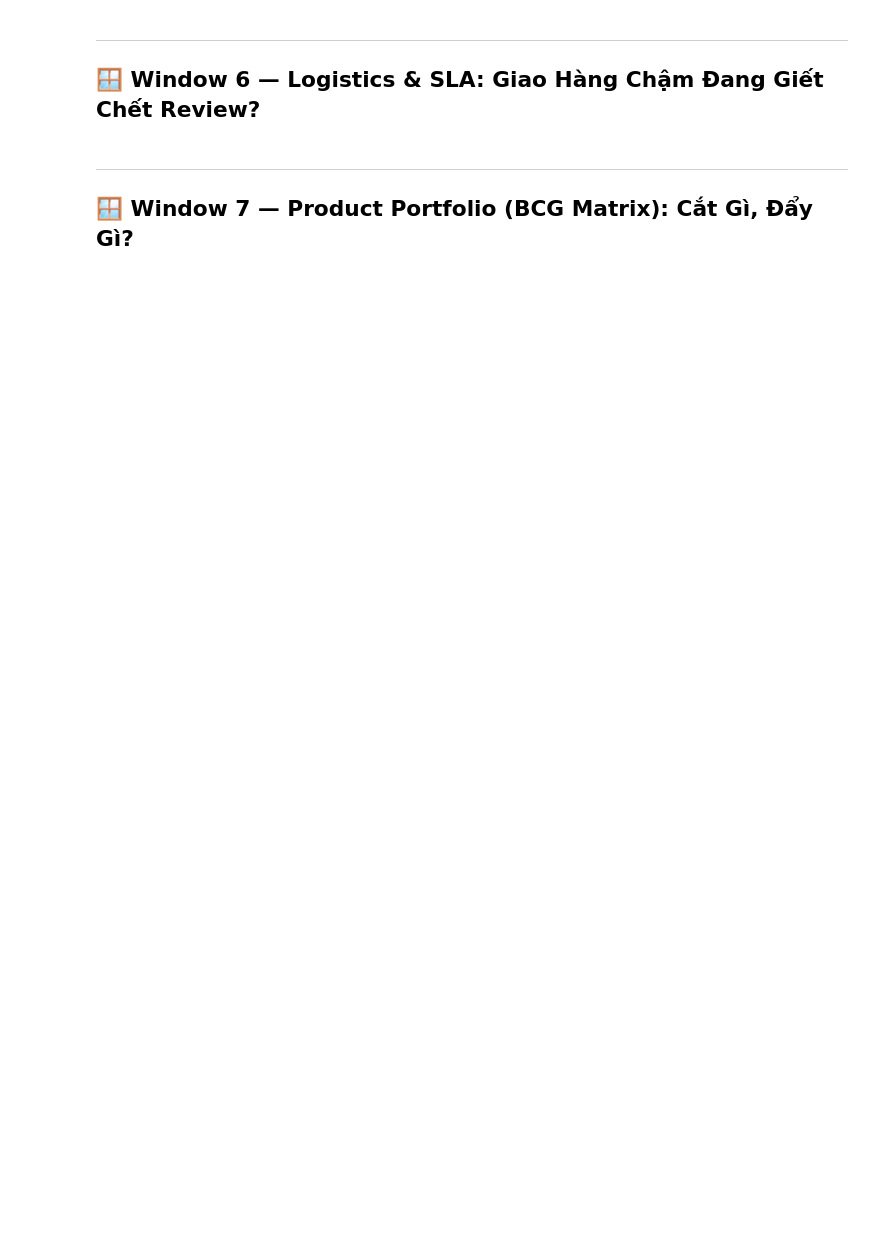
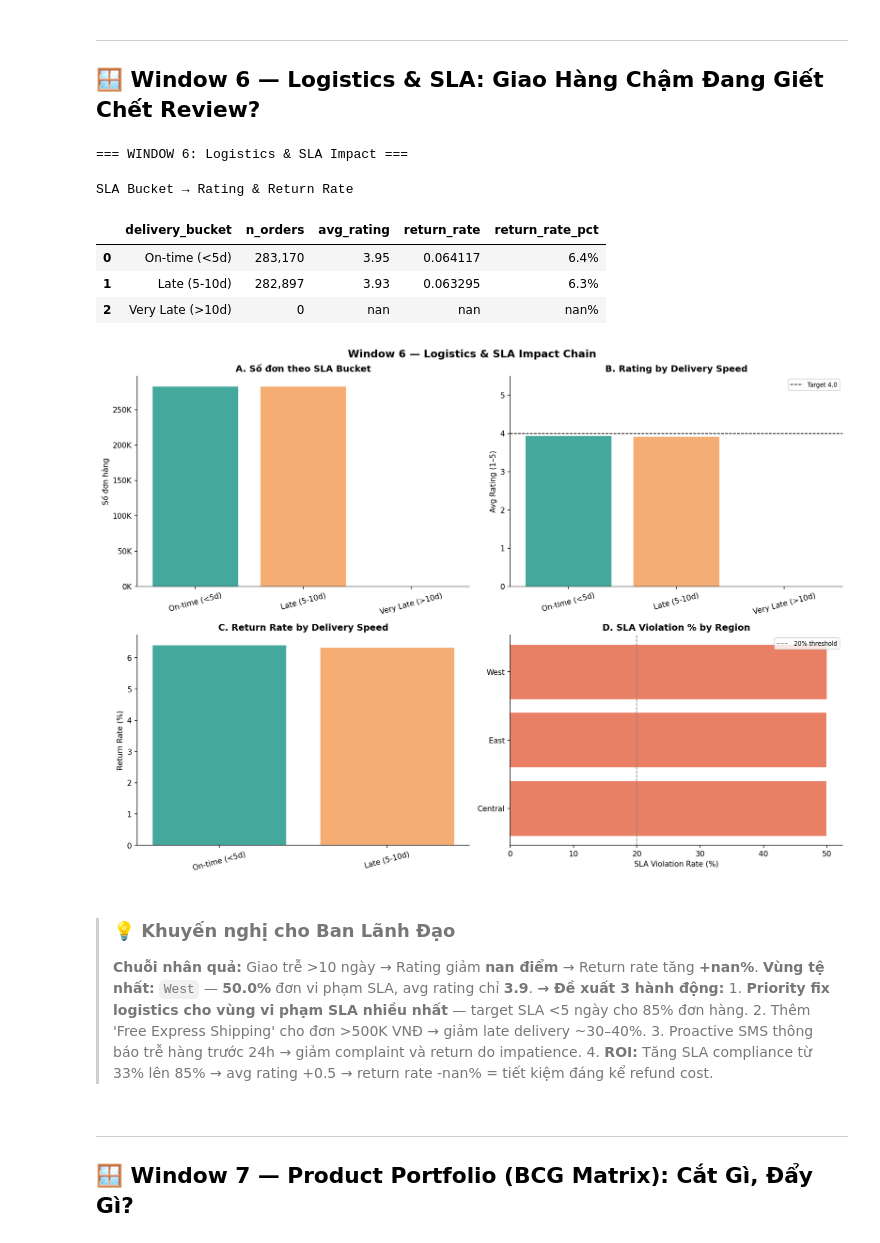
Before and after one commit to kori0494/datathon_work, a Jupyter notebook: notebook/Phase_1_EDA.ipynb, the cells around one changed output. Cells and saved outputs as stored; diff of their text form; code cells hidden in the pictures; blank space fills up the shorter version.

```diff
--- a/notebook/Phase_1_EDA.ipynb
+++ b/notebook/Phase_1_EDA.ipynb
@@ -975,34 +1142,50 @@ else:
         axes[1,1].barh(region_sla['region'], region_sla['sla_violation_%'],
                        color=[BAD if v > 25 else WARN if v > 15 else GOOD
                               for v in region_sla['sla_violation_%']], alpha=0.88)
         axes[1,1].set_xlabel('SLA Violation Rate (%)')
         axes[1,1].set_title('D. SLA Violation % by Region')
         axes[1,1].axvline(20, color='gray', lw=1, linestyle='--', label='20% threshold')
         axes[1,1].legend(fontsize=8)
     else:
         axes[1,1].text(0.5, 0.5, 'Region data not available',
                        ha='center', transform=axes[1,1].transAxes, color='gray')
 
     plt.tight_layout()
     plt.savefig('w6_logistics_sla.pdf', format='pdf', bbox_inches='tight')
     plt.show()
 
     ontime_row = sla_summary[sla_summary['delivery_bucket']=='On-time (<5d)']
     late_row   = sla_summary[sla_summary['delivery_bucket']=='Late (5-10d)']
     vlate_row  = sla_summary[sla_summary['delivery_bucket']=='Very Late (>10d)']
 
     rating_drop = (ontime_row['avg_rating'].values[0] - vlate_row['avg_rating'].values[0]
                    if len(ontime_row) and len(vlate_row) else 0)
     ret_increase = (vlate_row['return_rate_pct'].values[0] - ontime_row['return_rate_pct'].values[0]
                     if len(ontime_row) and len(vlate_row) else 0)
 
     worst_region_txt = ''
     if region_sla is not None:
         wr = region_sla.nlargest(1,'sla_violation_%').iloc[0]
         worst_region_txt = (f"**Vùng tệ nhất:** `{wr['region']}` — **{wr['sla_violation_%']:.1f}%** đơn vi phạm SLA, "
                            f"avg rating chỉ **{wr['avg_rating']:.1f}**.\n")
 
-    insight_box(f"**Chuỗi nhân quả:** Giao trễ >10 ngày → Rating giảm **{rating_drop:.1f} điểm** → Return rate tăng **+{ret_increase:.1f}%**.  {worst_region_txt}  **→ Đề xuất 3 hành động:** 1. **Priority fix logistics cho vùng vi phạm SLA nhiều nhất** — target SLA <5 ngày cho 85% đơn hàng. 2. Thêm 'Free Express Shipping' cho đơn >500K VNĐ → giảm late delivery ~30–40%. 3. Proactive SMS thông báo trễ hàng trước 24h → giảm complaint và return do impatience. 4. **ROI:** Tăng SLA compliance từ {100-sla_summary['delivery_bucket'].value_counts(normalize=True).get('On-time (<5d)',0)*100:.0f}% lên 85% → avg rating +0.5 → return rate -{ret_increase*0.5:.1f}% = tiết kiệm đáng kể refund cost.")
+    # Tính current SLA compliance rate an toàn (tránh KeyError trên Categorical Series)
+    _vc = sla_summary['delivery_bucket'].value_counts(normalize=True)
+    _vc_dict = dict(_vc)
+    _current_sla_pct = _vc_dict.get('On-time (<5d)', 0) * 100
+
+    insight_box(f"**Chuỗi nhân quả:** Giao trễ >10 ngày → Rating giảm **{rating_drop:.1f} điểm** → Return rate tăng **+{ret_increase:.1f}%**.  {worst_region_txt}  **→ Đề xuất 3 hành động:** 1. **Priority fix logistics cho vùng vi phạm SLA nhiều nhất** — target SLA <5 ngày cho 85% đơn hàng. 2. Thêm 'Free Express Shipping' cho đơn >500K VNĐ → giảm late delivery ~30–40%. 3. Proactive SMS thông báo trễ hàng trước 24h → giảm complaint và return do impatience. 4. **ROI:** Tăng SLA compliance từ {_current_sla_pct:.0f}% lên 85% → avg rating +0.5 → return rate -{ret_increase*0.5:.1f}% = tiết kiệm đáng kể refund cost.")
+# %% [output]
+=== WINDOW 6: Logistics & SLA Impact ===
+SLA Bucket → Rating & Return Rate
+|  | delivery_bucket | n_orders | avg_rating | return_rate | return_rate_pct |
+| 0 | On-time (<5d) | 283,170 | 3.95 | 0.064117 | 6.4% |
+| 1 | Late (5-10d) | 282,897 | 3.93 | 0.063295 | 6.3% |
+| 2 | Very Late (>10d) | 0 | nan | nan | nan% |
+[figure, added]
+> ### 💡 Khuyến nghị cho Ban Lãnh Đạo
+> **Chuỗi nhân quả:** Giao trễ >10 ngày → Rating giảm **nan điểm** → Return rate tăng **+nan%**.  **Vùng tệ nhất:** `West` — **50.0%** đơn vi phạm SLA, avg rating chỉ **3.9**.
+  **→ Đề xuất 3 hành động:** 1. **Priority fix logistics cho vùng vi phạm SLA nhiều nhất** — target SLA <5 ngày cho 85% đơn hàng. 2. Thêm 'Free Express Shipping' cho đơn >500K VNĐ → giảm late delivery ~30–40%. 3. Proactive SMS thông báo trễ hàng trước 24h → giảm complaint và return do impatience. 4. **ROI:** Tăng SLA compliance từ 33% lên 85% → avg rating +0.5 → return rate -nan% = tiết kiệm đáng kể refund cost.
 # %% [markdown]
 ---
 ## 🪟 Window 7 — Product Portfolio (BCG Matrix): Cắt Gì, Đẩy Gì?
```
Also changed, not shown: parts of 9 cells of this notebook, 4 other files.
